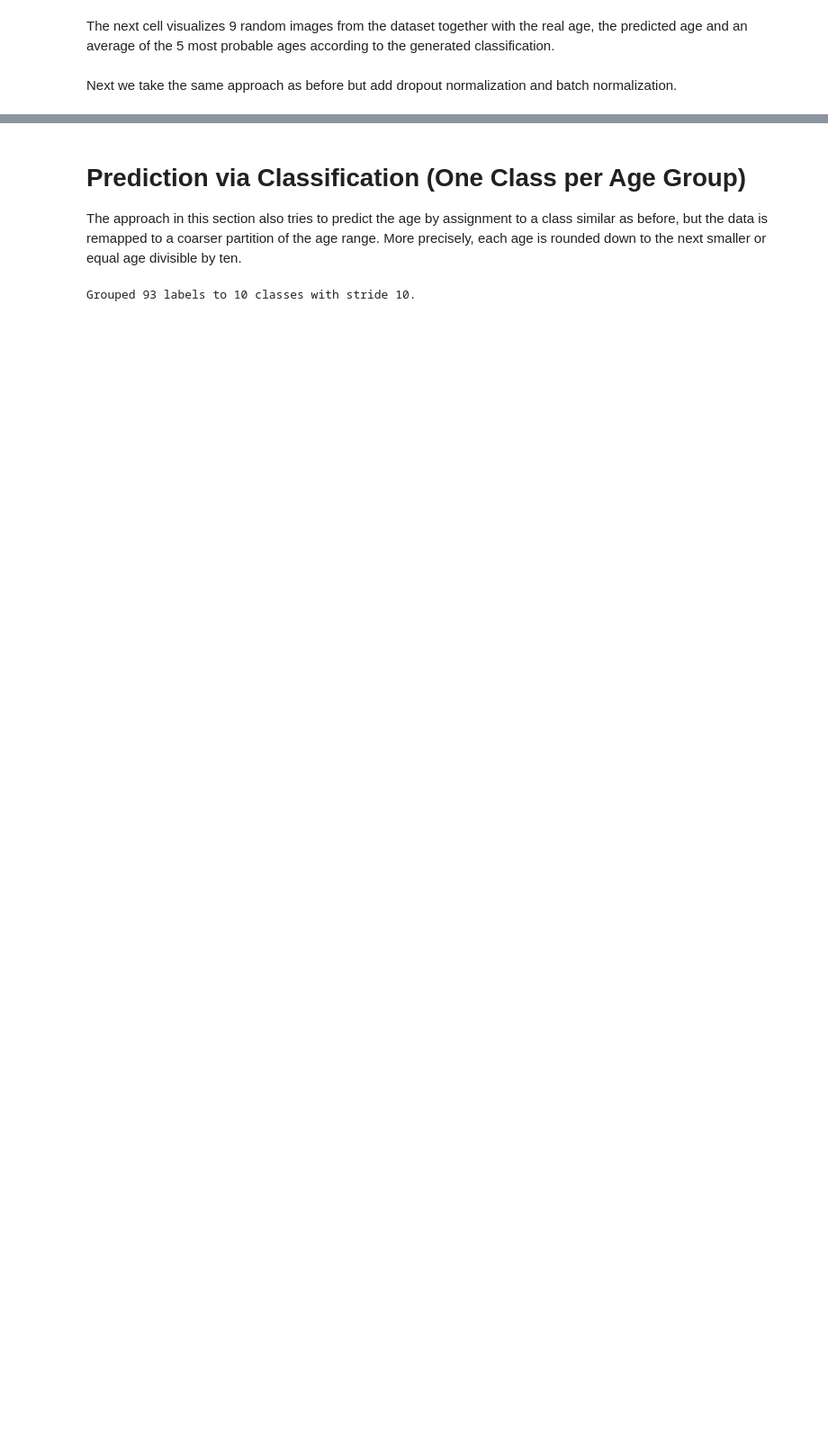
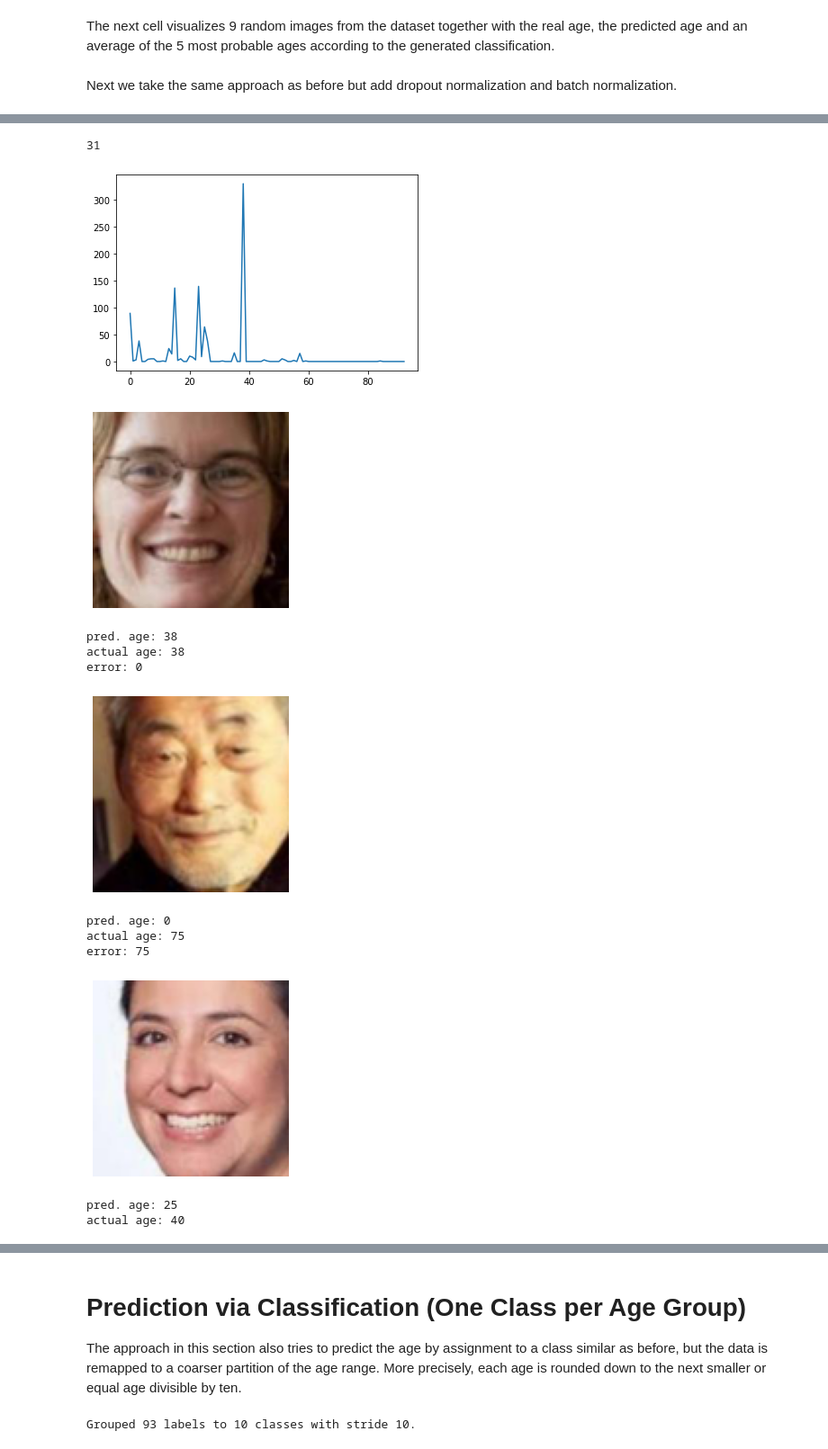
Before and after one commit to buckcri/age-from-face, a Jupyter notebook: code/Project_Notebook.ipynb, the cells around one changed output, grey strips where cells are left out. Shown at 90% size. Saved outputs shown, nothing was run; the diff lists cells and outputs as text; code cells hidden in the pictures; blank space fills up the shorter version.

```diff
--- a/code/Project_Notebook.ipynb
+++ b/code/Project_Notebook.ipynb
@@ -282,7 +517,7 @@ model.compile(
   metrics = ['accuracy', tf.keras.metrics.TopKCategoricalAccuracy()])
 # %%
 #Train model
-epochs = 50 # 60 # (60 is the desired value, 2 is just for faster testing)
+epochs = 2 # 60 # (60 is the desired value, 2 is just for faster testing)
 
 history = model.fit(
   train_ds,
@@ -309,3 +544,26 @@ Trainable params: 15,780,957
 Non-trainable params: 2,560
 _________________________________________________________________
 None
+# %%
+
+
+perfomanceExtremes(val_ds,model,[x for x in range(0,num_classes)])
+
+ind = np.argmax(ret)
+#print(ind)
+#print(int(y[4]))
+#print(y)
+# %% [output]
+31
+[figure, added]
+[figure, added]
+pred. age: 38
+actual age: 38
+error: 0
+[figure, added]
+pred. age: 0
+actual age: 75
+error: 75
+[figure, added]
+pred. age: 25
+actual age: 40
```
Also changed, not shown: parts of 22 cells of this notebook.
